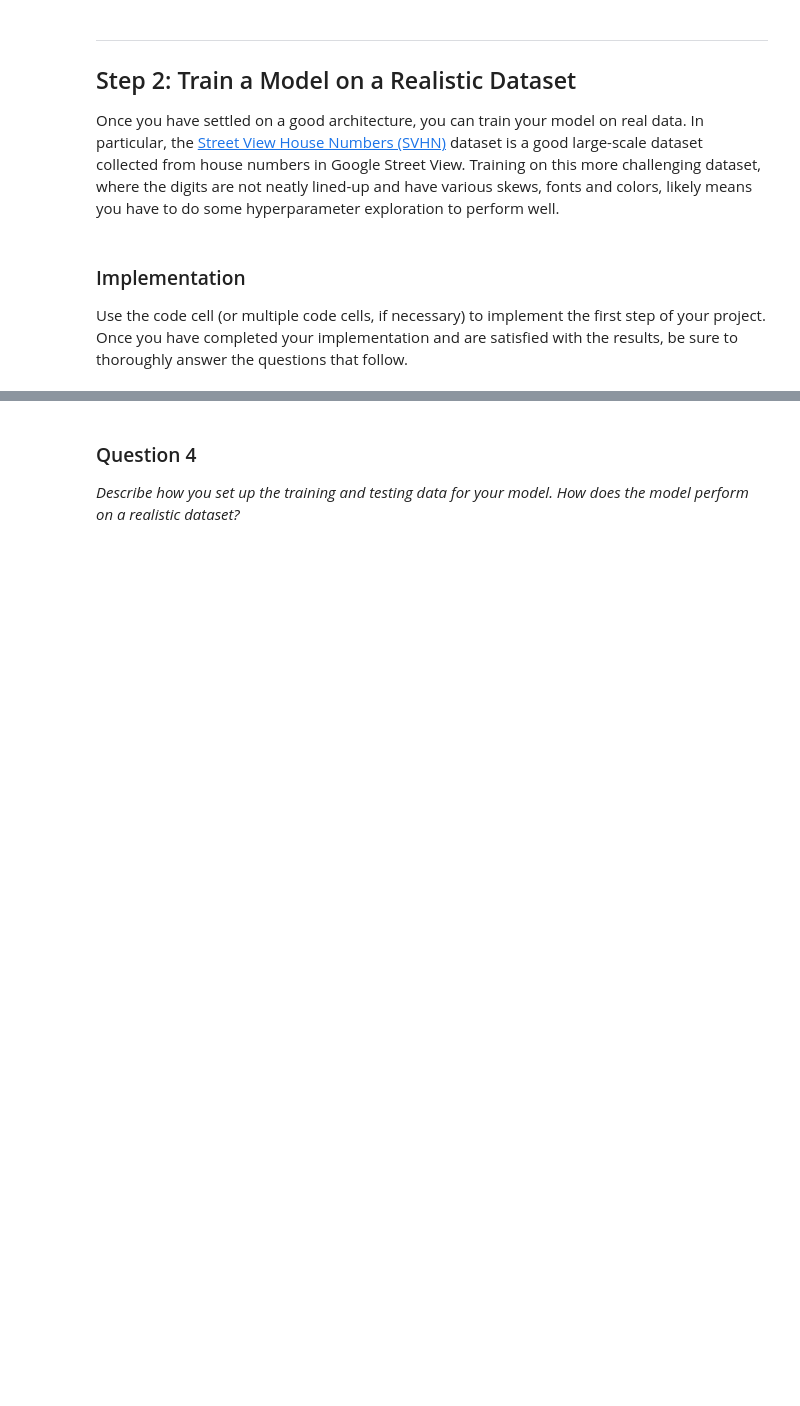
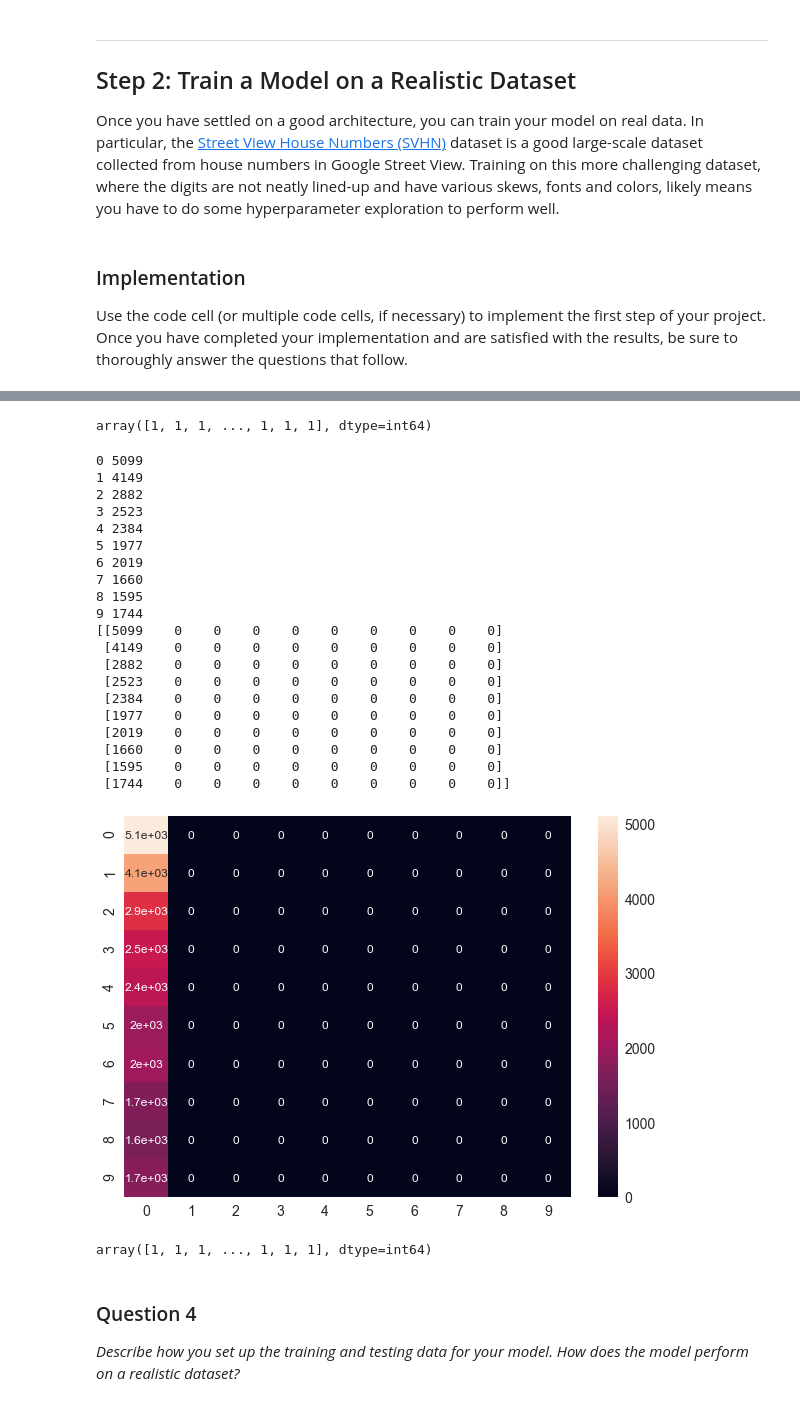
Before and after one commit to swap9047/machine-learning, a Jupyter notebook: projects/digit_recognition/digit_recognition.ipynb, the cells around one changed output, grey strips where cells are left out. Drawn from its saved outputs; the diff is of its cells as text; code cells hidden in the pictures; blank space fills up the shorter version.

```diff
--- a/projects/digit_recognition/digit_recognition.ipynb
+++ b/projects/digit_recognition/digit_recognition.ipynb
@@ -214,0 +326,22 @@ Use the code cell (or multiple code cells, if necessary) to implement the first
+# %%
+from keras.callbacks import ModelCheckpoint
+# Compile model
+epochs = 1
+lrate = 0.01
+batch_size=64
+decay = lrate/epochs
+adam = Adam(lr=0.001, beta_1=0.9, beta_2=0.999, epsilon=None, decay=0.0, amsgrad=False)
+model.compile(loss='categorical_crossentropy', optimizer=adam, metrics=['accuracy'])
+
+seed=101
+numpy.random.seed(seed)
+checkpointer = ModelCheckpoint(filepath='aug_model.weights.best.hdf5', verbose=1,
+                               save_best_only=True)
+# model.fit_generator(datagen_train.flow(X_train, y_train, batch_size=64),
+#                     steps_per_epoch=X_train.shape[0],
+#                     epochs=epochs, verbose=True, callbacks=[checkpointer],
+#                     validation_data=(X_test, y_test))
+model.fit(x_train, y_train, validation_data=(x_test, y_test), epochs=epochs, batch_size=batch_size,verbose=True)
+# Final evaluation of the model
+scores = model.evaluate(x_test, y_test, verbose=0)
+print("Accuracy: %.2f%%" % (scores[1]*100))
@@ -215 +369,54 @@ Use the code cell (or multiple code cells, if necessary) to implement the first
+# %%
+np.argmax(Y_pred,axis=1)
+# %% [output]
+array([1, 1, 1, ..., 1, 1, 1], dtype=int64)
+# %%
+# Confusion matrix result
+import matplotlib.pyplot as plt
+from sklearn.metrics import classification_report, confusion_matrix
+Y_pred = model.predict(x_test, verbose=2)
+y_pred = np.argmax(Y_pred, axis=1)
+
+for ix in range(10):
+    print(ix, confusion_matrix(np.argmax(y_test,axis=1),y_pred)[ix].sum())
+cm = confusion_matrix(np.argmax(y_test,axis=1),y_pred)
+print(cm)
+
+
+
+# Visualizing of confusion matrix
+import seaborn as sn
+import pandas  as pd
+
+df_cm = pd.DataFrame(cm, range(10),range(10))
+plt.figure(figsize = (10,7))
+sn.set(font_scale=1.4)#for label size
+sn.heatmap(df_cm, annot=True,annot_kws={"size": 12})# font size
+plt.show()
+# %% [output]
+0 5099
+1 4149
+2 2882
+3 2523
+4 2384
+5 1977
+6 2019
+7 1660
+8 1595
+9 1744
+[[5099    0    0    0    0    0    0    0    0    0]
+ [4149    0    0    0    0    0    0    0    0    0]
+ [2882    0    0    0    0    0    0    0    0    0]
+ [2523    0    0    0    0    0    0    0    0    0]
+ [2384    0    0    0    0    0    0    0    0    0]
+ [1977    0    0    0    0    0    0    0    0    0]
+ [2019    0    0    0    0    0    0    0    0    0]
+ [1660    0    0    0    0    0    0    0    0    0]
+ [1595    0    0    0    0    0    0    0    0    0]
+ [1744    0    0    0    0    0    0    0    0    0]]
+[figure, added]
+# %%
+y_pred
+# %% [output]
+array([1, 1, 1, ..., 1, 1, 1], dtype=int64)
 # %% [markdown]
```
Also changed, not shown: parts of 9 cells of this notebook, 1 other file.
